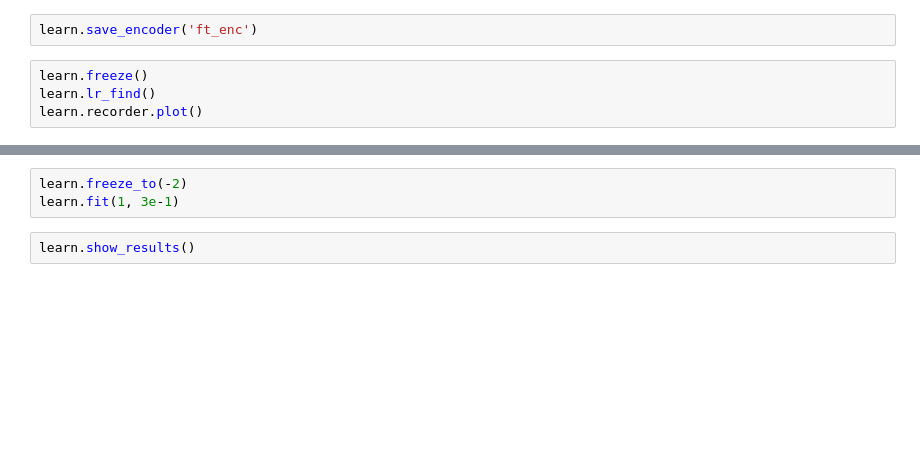
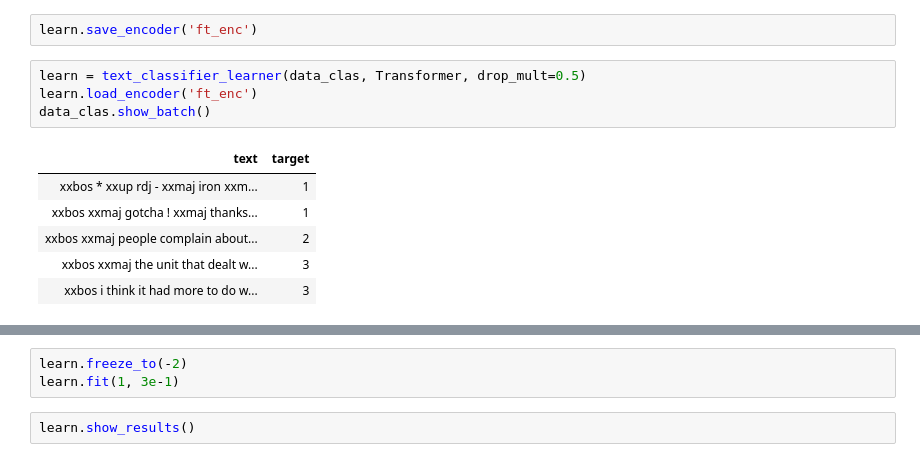
Before and after one commit to uabinf/nlp-fall-2019-project-reddit_upvote-predictor, a Jupyter notebook: fastmodel.ipynb, the cells around one changed output, grey strips where cells are left out. Drawn from its saved outputs; the diff is of its cells as text; blank space fills up the shorter version.

```diff
--- a/fastmodel.ipynb
+++ b/fastmodel.ipynb
@@ -36,6 +50,13 @@ learn.fit_one_cycle(5, 1e-2, moms=(0.8,0.7))
 # %%
 learn.save_encoder('ft_enc')
-# %%
-learn.freeze()
-learn.lr_find()
-learn.recorder.plot()
+# %%
+learn = text_classifier_learner(data_clas, Transformer, drop_mult=0.5)
+learn.load_encoder('ft_enc')
+data_clas.show_batch()
+# %% [output]
+| text | target |
+| xxbos * xxup rdj - xxmaj iron xxm... | 1 |
+| xxbos xxmaj gotcha ! xxmaj thanks... | 1 |
+| xxbos xxmaj people complain about... | 2 |
+| xxbos xxmaj the unit that dealt w... | 3 |
+| xxbos i think it had more to do w... | 3 |
```
Also changed, not shown: parts of 13 cells of this notebook, 2 other files.
